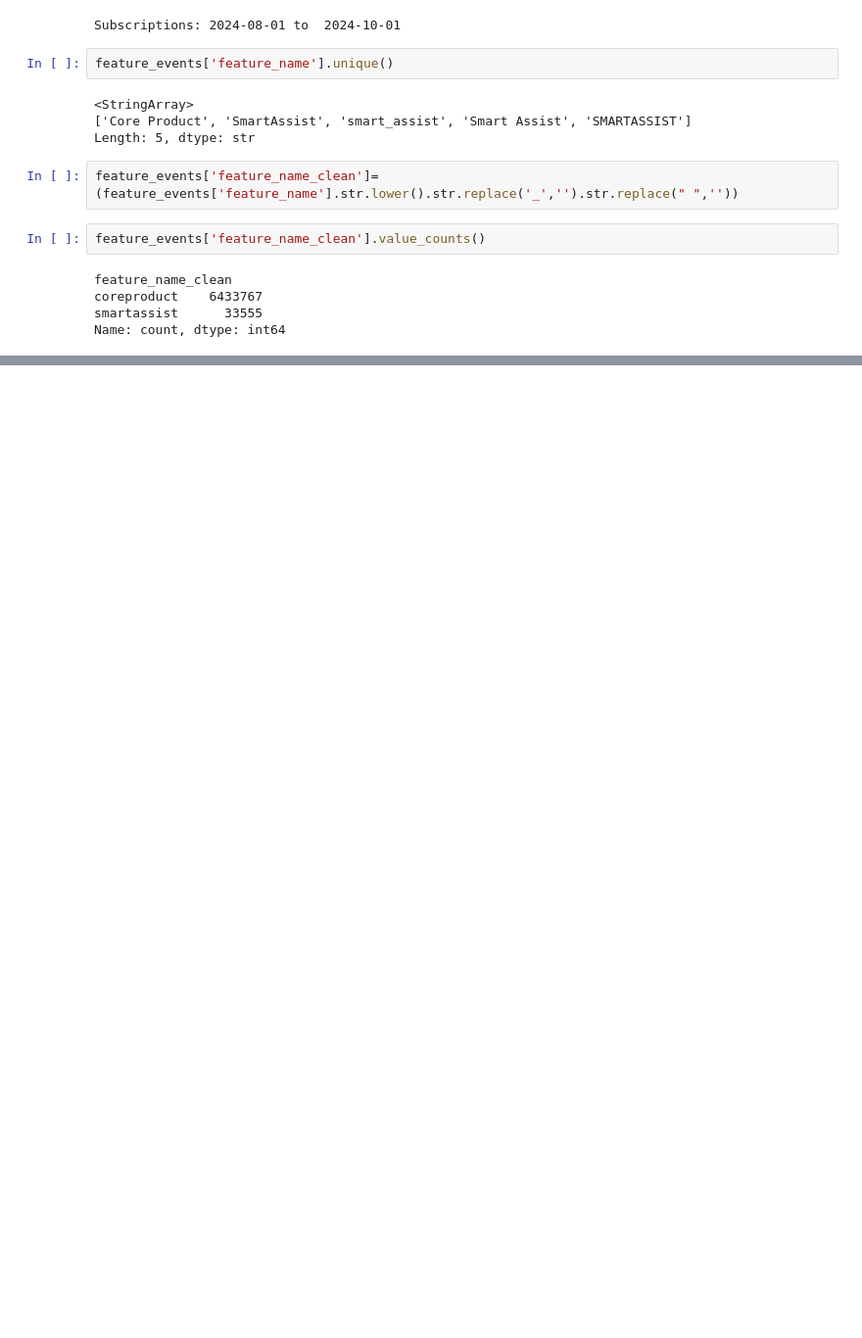
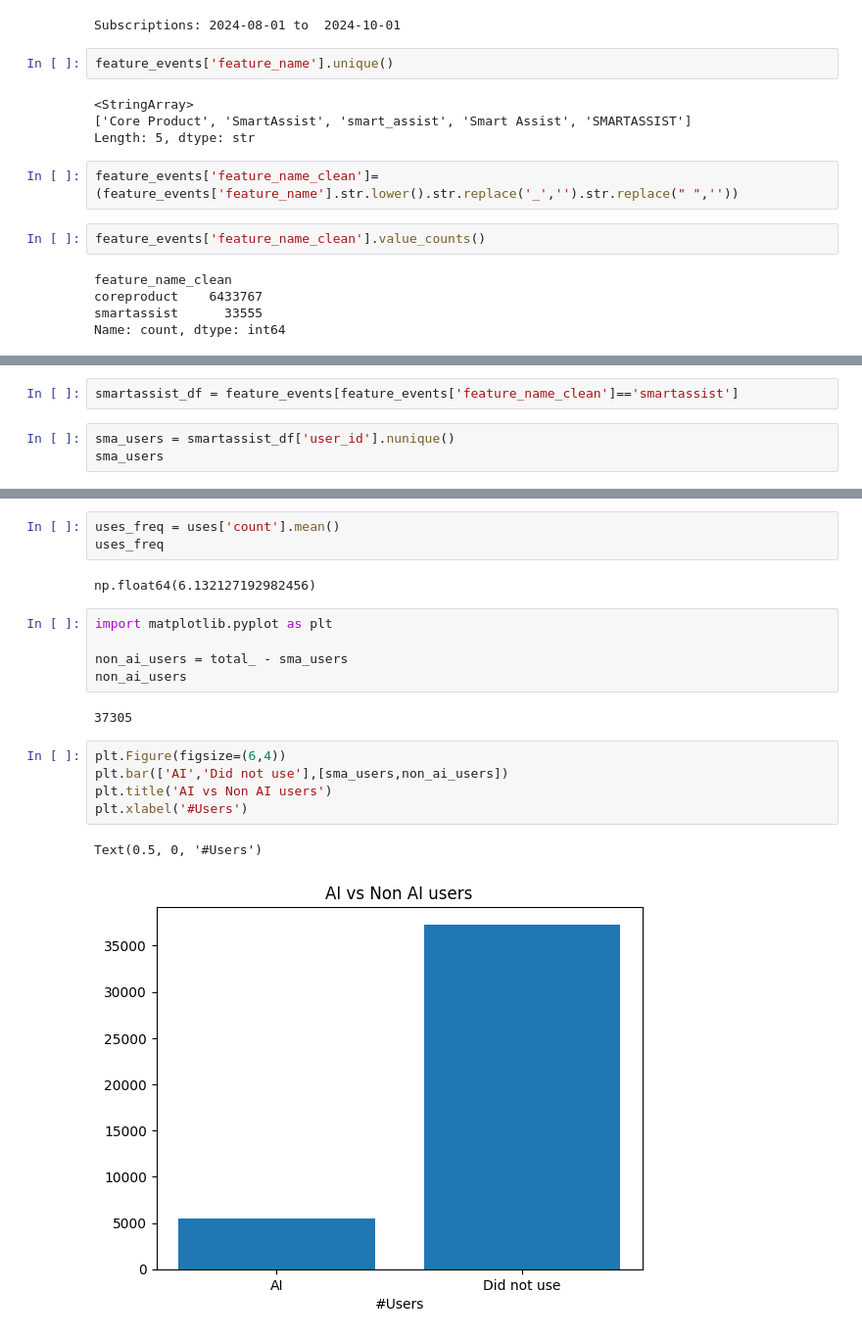
Before and after one commit to Vaishnav09/ai-product-impact-analysis, a Jupyter notebook: notebooks/01_data_exploration.ipynb, the cells around one changed output, grey strips where cells are left out. Shown at 98% size. Saved outputs shown, nothing was run; the diff lists cells and outputs as text; blank space fills up the shorter version.

```diff
--- a/notebooks/01_data_exploration.ipynb
+++ b/notebooks/01_data_exploration.ipynb
@@ -254,0 +291,5 @@ Name: count, dtype: int64
+# %%
+smartassist_df = feature_events[feature_events['feature_name_clean']=='smartassist']
+# %%
+sma_users = smartassist_df['user_id'].nunique()
+sma_users
@@ -254,0 +331,20 @@ Name: count, dtype: int64
+# %%
+uses_freq = uses['count'].mean()
+uses_freq
+# %% [output]
+np.float64(6.132127192982456)
+# %%
+import matplotlib.pyplot as plt
+
+non_ai_users = total_ - sma_users
+non_ai_users
+# %% [output]
+37305
+# %%
+plt.Figure(figsize=(6,4))
+plt.bar(['AI','Did not use'],[sma_users,non_ai_users])
+plt.title('AI vs Non AI users')
+plt.xlabel('#Users')
+# %% [output]
+Text(0.5, 0, '#Users')
+[figure, added]
```
Also changed, not shown: parts of 10 cells of this notebook.
